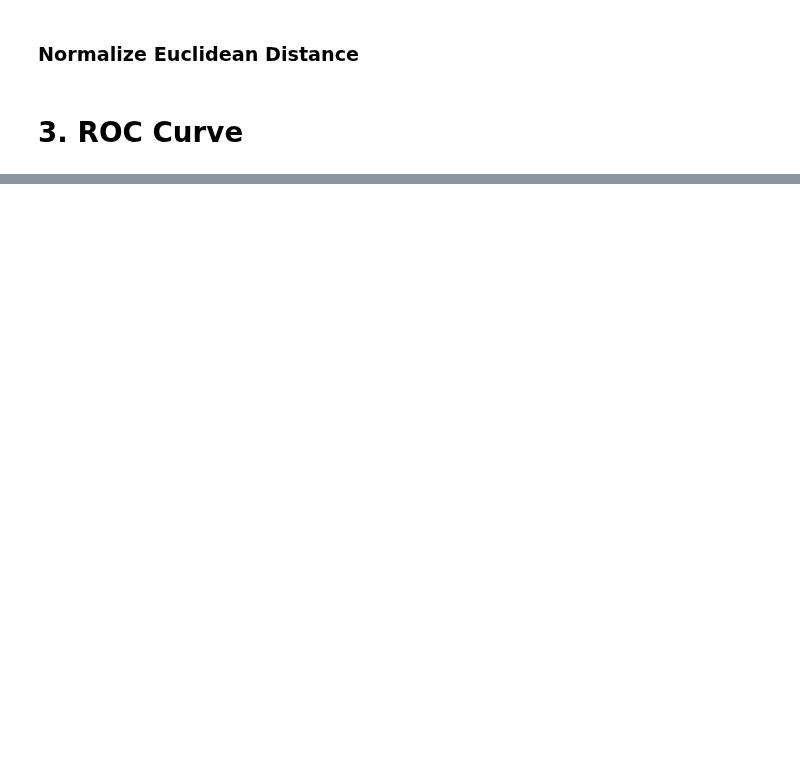
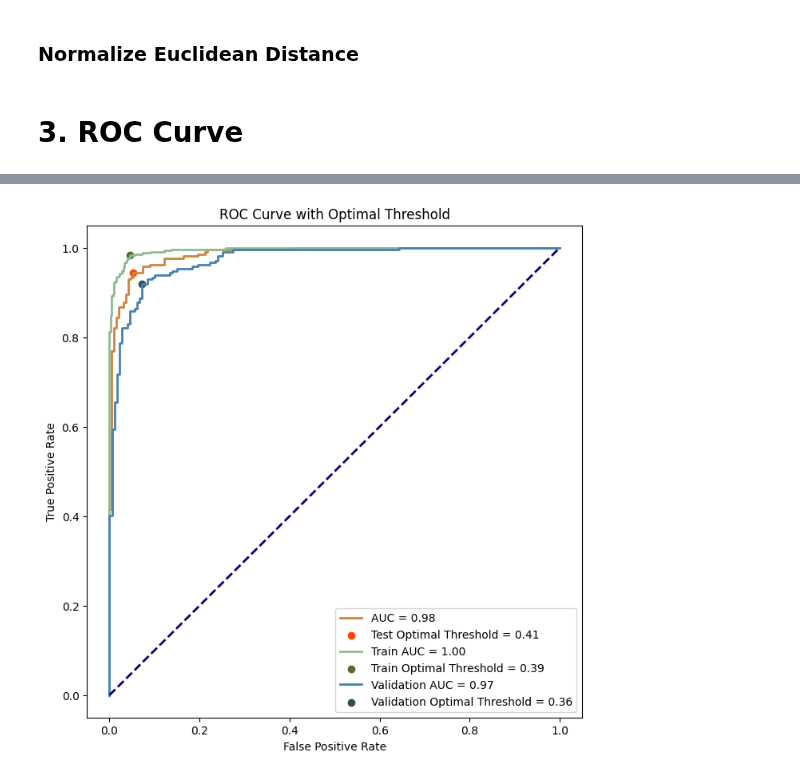
Before and after one commit to AndreChristianto/Signature-Recognition-V3, a Jupyter notebook: template.ipynb, the cells around one changed output, grey strips where cells are left out. Saved outputs shown, nothing was run; the diff lists cells and outputs as text; code cells hidden in the pictures; blank space fills up the shorter version.

```diff
--- a/template.ipynb
+++ b/template.ipynb
@@ -269,8 +280,10 @@ def find_euclidean_distance(test_features, test_names, test_labels, gallery_feat
     return euclidean_distances, euclidean_names, euclidean_actual_labels
 # %%
 #test dengan train
-# %%
-euclidean_distances, euclidean_names, euclidean_actual_labels = find_euclidean_distance(test_features, test_names, test_labels, gallery_features, gallery_names)
+# %%
+test_euclidean_distances, test_euclidean_names, test_euclidean_actual_labels = find_euclidean_distance(test_features, test_names, test_labels, gallery_features, gallery_names)
+train_euclidean_distances, train_euclidean_names, train_euclidean_actual_labels = find_euclidean_distance(train_features, train_names, train_labels, gallery_features, gallery_names)
+validation_euclidean_distances, validation_euclidean_names, validation_euclidean_actual_labels = find_euclidean_distance(validation_features, validation_names, validation_labels, gallery_features, gallery_names)
 # %%
 # print(euclidean_actual_labels)
 # %% [markdown]
@@ -340,3 +348,7 @@ normalized_euclidean_distance = reverse_normalized_distance(euclidean_distances)
+# %%
+normalized_test_euclidean_distance = reverse_normalized_distance(test_euclidean_distances)
+normalized_train_euclidean_distance = reverse_normalized_distance(train_euclidean_distances)
+normalized_validation_euclidean_distance = reverse_normalized_distance(validation_euclidean_distances)
 # %% [markdown]
 # 3. ROC Curve
 # %%
@@ -372,0 +385,48 @@ plt.show()
+# %%
+# Flatten the lists of distances
+flat_test_distances = [item for sublist in normalized_test_euclidean_distance for item in sublist]
+flat_train_distances = [item for sublist in normalized_train_euclidean_distance for item in sublist]
+flat_validation_distances = [item for sublist in normalized_validation_euclidean_distance for item in sublist]
+
+# Flatten the lists of labels
+flat_test_labels = [item for sublist in test_euclidean_actual_labels for item in sublist]
+flat_train_labels = [item for sublist in train_euclidean_actual_labels for item in sublist]
+flat_validation_labels = [item for sublist in validation_euclidean_actual_labels for item in sublist]
+
+# Calculate ROC curve
+fpr_test, tpr_test, thresholds_test = roc_curve(flat_test_labels, flat_test_distances)
+roc_auc_test = auc(fpr_test, tpr_test)
+fpr_train, tpr_train, thresholds_train = roc_curve(flat_train_labels, flat_train_distances)
+roc_auc_train = auc(fpr_train, tpr_train)
+fpr_validation, tpr_validation, thresholds_validation = roc_curve(flat_validation_labels, flat_validation_distances)
+roc_auc_validation = auc(fpr_validation, tpr_validation)
+
+# Calculate Youden's J statistic
+J_values_test = tpr_test - fpr_test
+optimal_idx_test = np.argmax(J_values_test)
+optimal_threshold_test = abs(thresholds_test[optimal_idx_test])
+J_values_train = tpr_train - fpr_train
+optimal_idx_train = np.argmax(J_values_train)
+optimal_threshold_train = abs(thresholds_train[optimal_idx_train])
+J_values_validation = tpr_validation - fpr_validation
+optimal_idx_validation = np.argmax(J_values_validation)
+optimal_threshold_validation = abs(thresholds_validation[optimal_idx_validation])
+
+# Plot ROC curve
+plt.figure(figsize=(8, 8))
+
+plt.plot(fpr_test, tpr_test, color='peru', lw=2, label=f'AUC = {roc_auc_test:.2f}')
+plt.scatter(fpr_test[optimal_idx_test], tpr_test[optimal_idx_test], marker='o', color='orangered', label=f'Test Optimal Threshold = {optimal_threshold_test:.2f}')
+plt.plot(fpr_train, tpr_train, color='darkseagreen', lw=2, label=f'Train AUC = {roc_auc_train:.2f}')
+plt.scatter(fpr_train[optimal_idx_train], tpr_train[optimal_idx_train], marker='o', color='darkolivegreen', label=f'Train Optimal Threshold = {optimal_threshold_train:.2f}')
+plt.plot(fpr_validation, tpr_validation, color='steelblue', lw=2, label=f'Validation AUC = {roc_auc_validation:.2f}')
+plt.scatter(fpr_validation[optimal_idx_validation], tpr_validation[optimal_idx_validation], marker='o', color='darkslategray', label=f'Validation Optimal Threshold = {optimal_threshold_validation:.2f}')
+
+plt.plot([0, 1], [0, 1], color='navy', lw=2, linestyle='--')
+plt.xlabel('False Positive Rate')
+plt.ylabel('True Positive Rate')
+plt.title('ROC Curve with Optimal Threshold')
+plt.legend(loc='lower right')
+plt.show()
+# %% [output]
+[figure, added]
```
Also changed, not shown: parts of 13 cells of this notebook.
